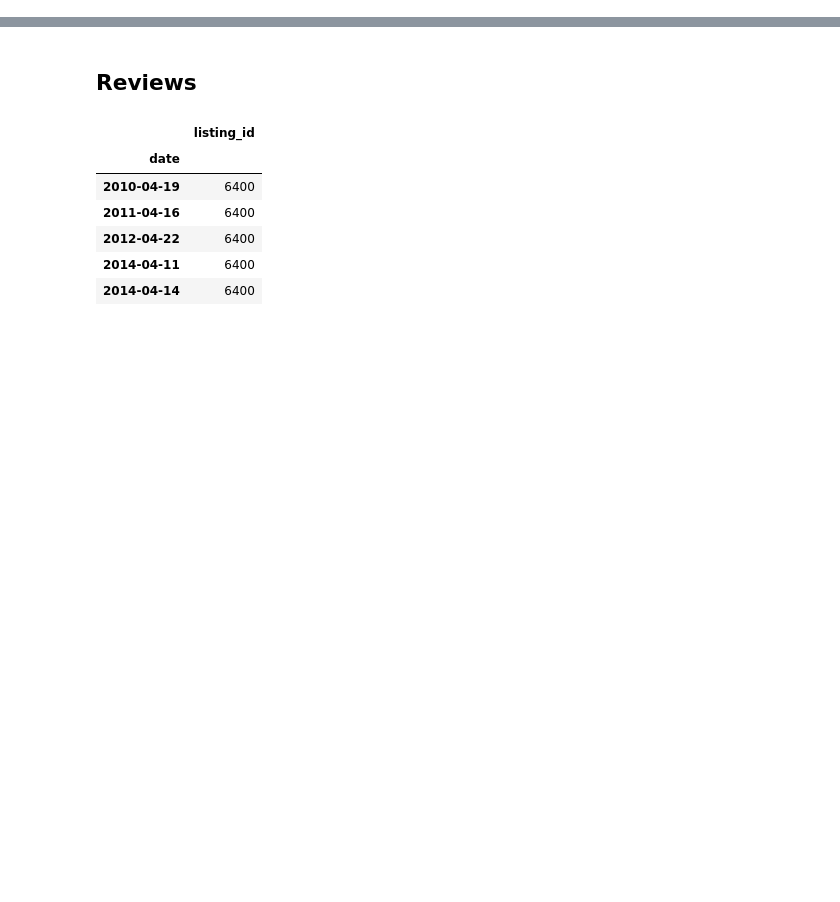
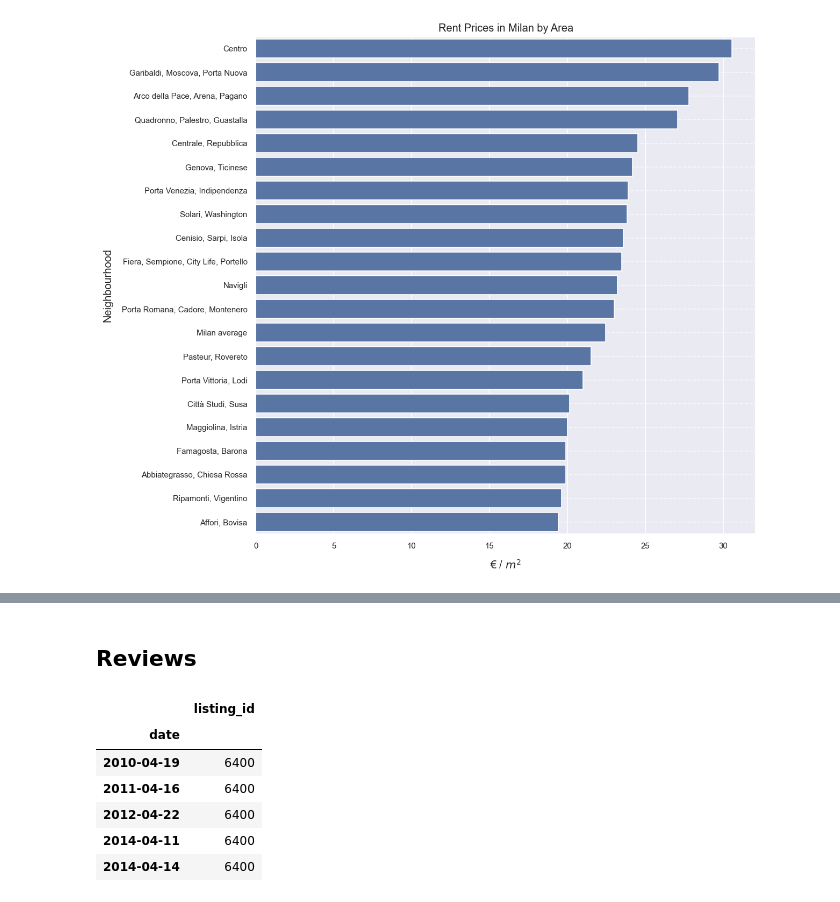
Before and after one commit to DanielColombaro/Smart-Cities, a Jupyter notebook: Milan_STR_analysis.ipynb, the cells around one changed output, grey strips where cells are left out. Drawn from its saved outputs; the diff is of its cells as text; code cells hidden in the pictures; blank space fills up the shorter version.

```diff
--- a/Milan_STR_analysis.ipynb
+++ b/Milan_STR_analysis.ipynb
@@ -62,0 +92,19 @@ plt.show()
+# %%
+area_rent = pd.read_excel(DATA_PATH + 'avg_rent_price_by_area.xlsx', sheet_name='Data').iloc[4:, 1:]
+area_rent.columns = ['Neighbourhood', 'Rent Price']
+# %%
+plt.figure(figsize=(10, 10), dpi=120)
+# add linear regression line
+sns.barplot(data=area_rent, y='Neighbourhood', x='Rent Price', orient='h')
+
+plt.title('Rent Prices in Milan by Area')
+plt.xlabel('€ / $m^2$', labelpad=10)
+plt.ylabel('Neighbourhood', labelpad=10)
+plt.xticks(fontsize=9)
+plt.yticks(fontsize=9)
+plt.grid(axis='y', linestyle='--', alpha=0.7)
+plt.savefig('img/milan_house_prices_by_quarter.png', dpi=300)
+
+plt.show()
+# %% [output]
+[figure, added]
```
Also changed, not shown: parts of 39 cells of this notebook, 2 other files.
